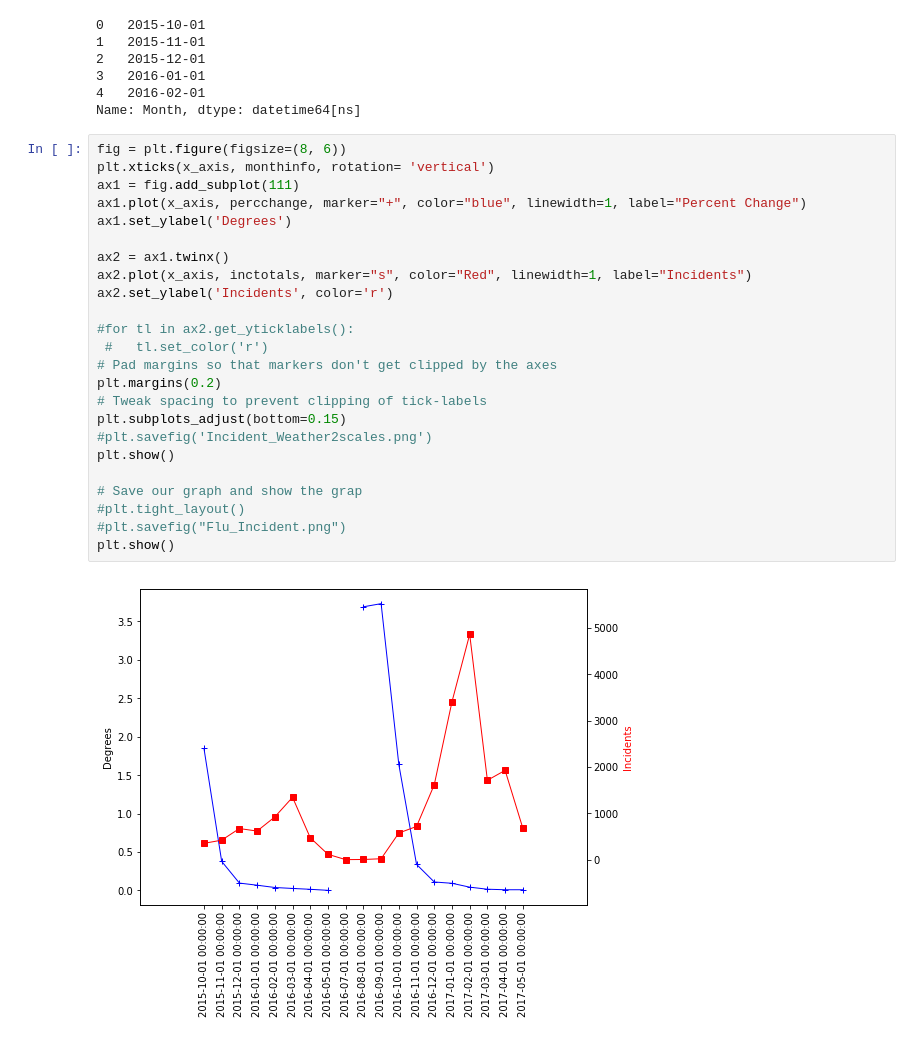
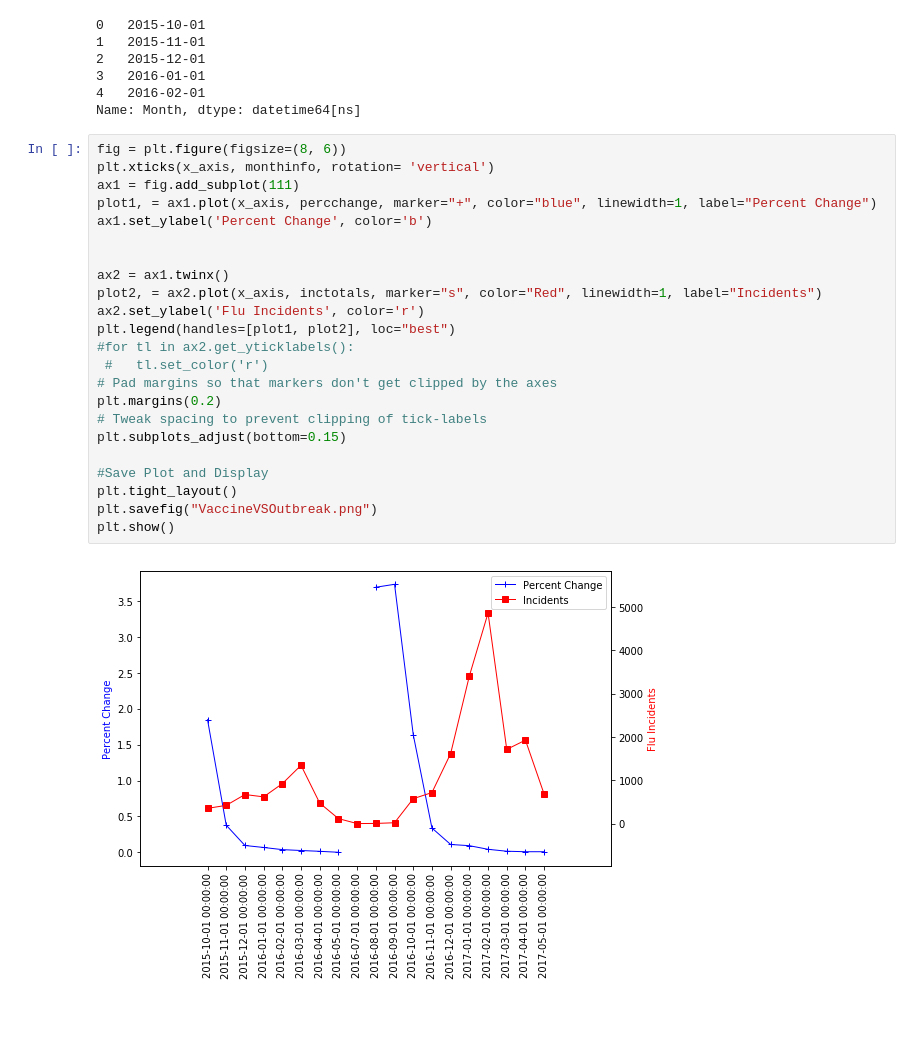
Before and after one commit to giolee88/FluTracker, a Jupyter notebook: Code/Vaccine.ipynb, the cells around one changed output. Saved outputs shown, nothing was run; the diff lists cells and outputs as text; blank space fills up the shorter version.

Commit message:
edited code
Created plots in the code for Temperature vs. Flu Incidence, Precipitation vs. Flu Incidence, and Vaccines vs. Flu Incidence

```diff
--- a/Code/Vaccine.ipynb
+++ b/Code/Vaccine.ipynb
@@ -115,26 +115,25 @@ Name: Month, dtype: datetime64[ns]
 # %%
 fig = plt.figure(figsize=(8, 6))
 plt.xticks(x_axis, monthinfo, rotation= 'vertical')
 ax1 = fig.add_subplot(111)
-ax1.plot(x_axis, percchange, marker="+", color="blue", linewidth=1, label="Percent Change")
-ax1.set_ylabel('Degrees')
+plot1, = ax1.plot(x_axis, percchange, marker="+", color="blue", linewidth=1, label="Percent Change")
+ax1.set_ylabel('Percent Change', color='b')
+
 
 ax2 = ax1.twinx()
-ax2.plot(x_axis, inctotals, marker="s", color="Red", linewidth=1, label="Incidents")
-ax2.set_ylabel('Incidents', color='r')
-
+plot2, = ax2.plot(x_axis, inctotals, marker="s", color="Red", linewidth=1, label="Incidents")
+ax2.set_ylabel('Flu Incidents', color='r')
+plt.legend(handles=[plot1, plot2], loc="best")
 #for tl in ax2.get_yticklabels():
  #   tl.set_color('r')
 # Pad margins so that markers don't get clipped by the axes
 plt.margins(0.2)
 # Tweak spacing to prevent clipping of tick-labels
 plt.subplots_adjust(bottom=0.15)
-#plt.savefig('Incident_Weather2scales.png')
+
+#Save Plot and Display
+plt.tight_layout()
+plt.savefig("VaccineVSOutbreak.png")
 plt.show()
-
-# Save our graph and show the grap
-#plt.tight_layout()
-#plt.savefig("Flu_Incident.png")
-plt.show()
 # %% [output]
-[figure, old version]
+[figure, new version]
```
Also changed, not shown: 4 other files.
